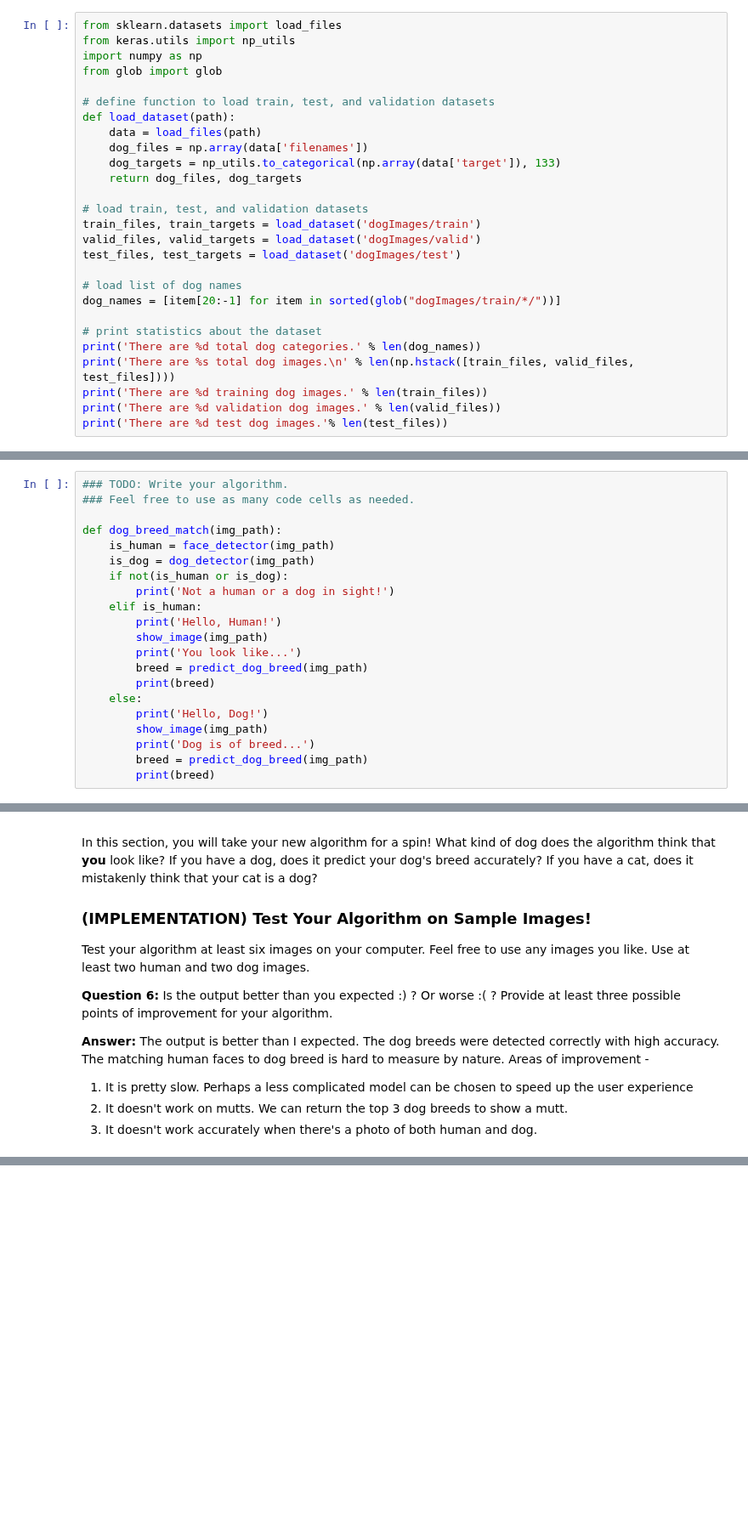
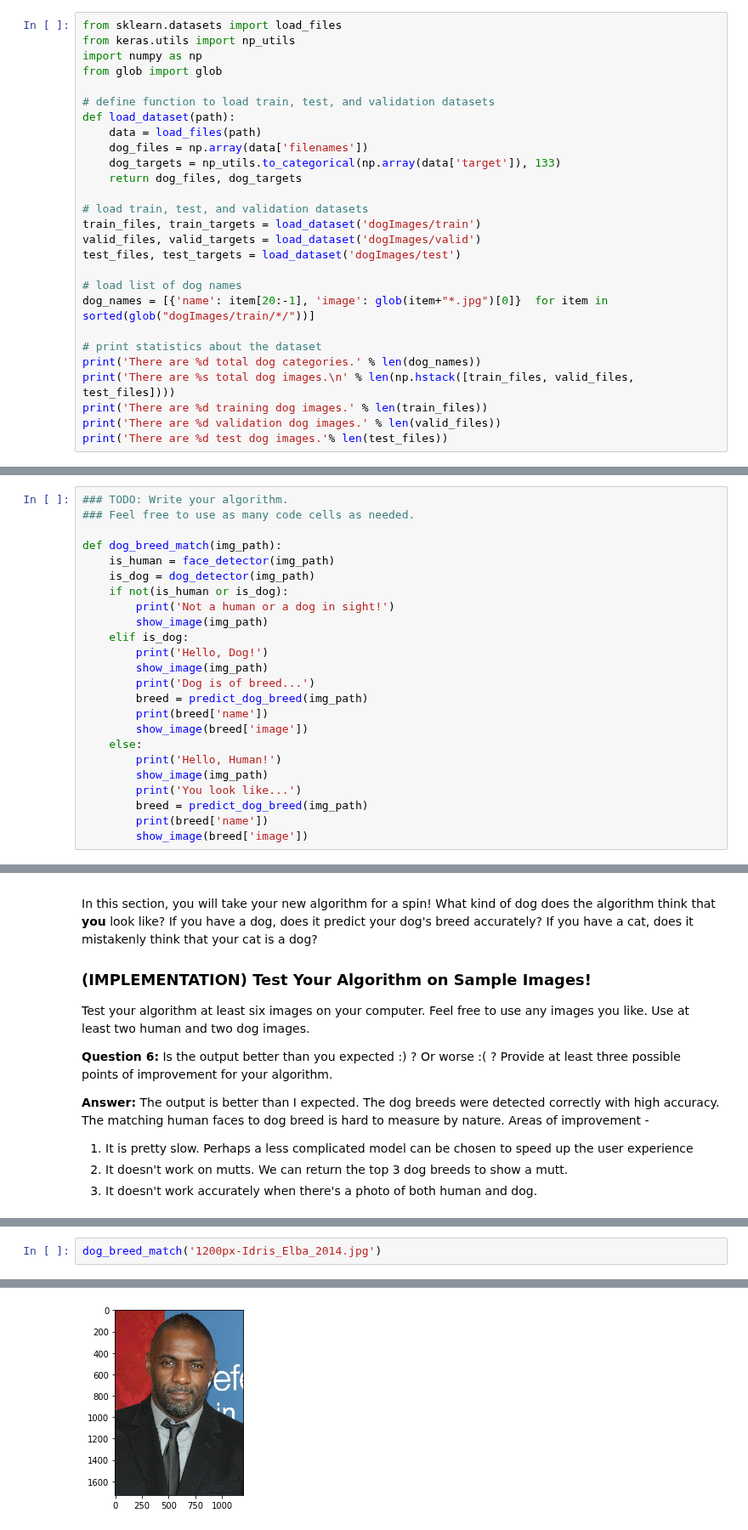
Before and after one commit to udacity/dog-project, a Jupyter notebook: dog_app.ipynb, the cells around one changed output, grey strips where cells are left out. Shown at 85% size. Cells and saved outputs as stored; diff of their text form; blank space fills up the shorter version.

```diff
--- a/dog_app.ipynb
+++ b/dog_app.ipynb
@@ -71,7 +71,7 @@ valid_files, valid_targets = load_dataset('dogImages/valid')
 test_files, test_targets = load_dataset('dogImages/test')
 
 # load list of dog names
-dog_names = [item[20:-1] for item in sorted(glob("dogImages/train/*/"))]
+dog_names = [{'name': item[20:-1], 'image': glob(item+"*.jpg")[0]}  for item in sorted(glob("dogImages/train/*/"))]
 
 # print statistics about the dataset
 print('There are %d total dog categories.' % len(dog_names))
@@ -750,18 +746,21 @@ def dog_breed_match(img_path):
     is_dog = dog_detector(img_path)
     if not(is_human or is_dog):
         print('Not a human or a dog in sight!')
-    elif is_human:
+        show_image(img_path)
+    elif is_dog:
+        print('Hello, Dog!')
+        show_image(img_path)
+        print('Dog is of breed...')
+        breed = predict_dog_breed(img_path)
+        print(breed['name'])
+        show_image(breed['image'])
+    else:
         print('Hello, Human!')
         show_image(img_path)
         print('You look like...')
         breed = predict_dog_breed(img_path)
-        print(breed)
-    else:
-        print('Hello, Dog!')
-        show_image(img_path)
-        print('Dog is of breed...')
-        breed = predict_dog_breed(img_path)
-        print(breed)
+        print(breed['name'])
+        show_image(breed['image'])
 # %% [markdown]
 ---
 <a id='step7'></a>
@@ -790,0 +791,3 @@ Not a human or a dog in sight!
+# %%
+dog_breed_match('1200px-Idris_Elba_2014.jpg')
+# %% [output]
@@ -790,0 +795 @@ Not a human or a dog in sight!
+[figure, added]
```
Also changed, not shown: parts of 18 cells of this notebook.
